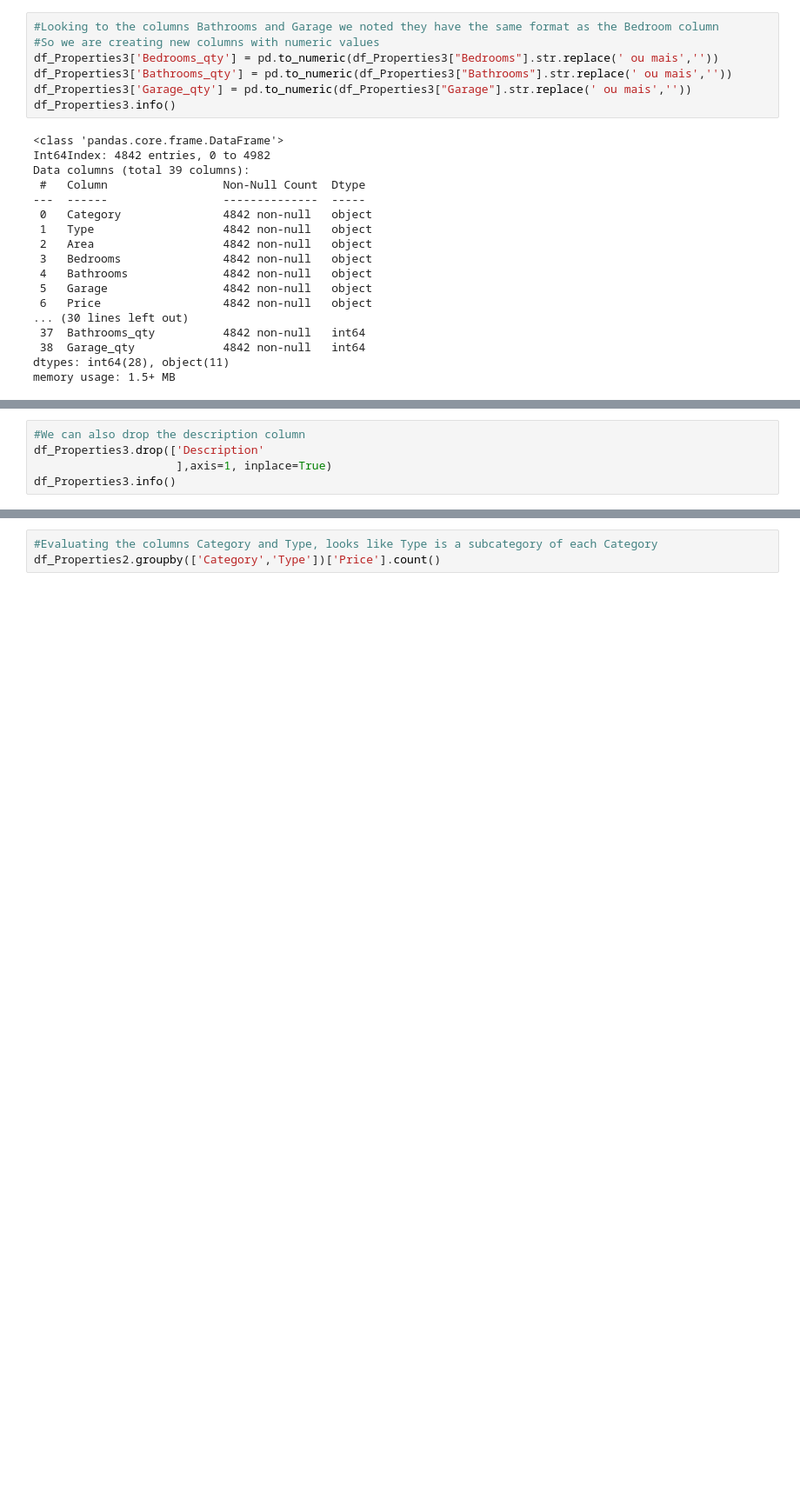
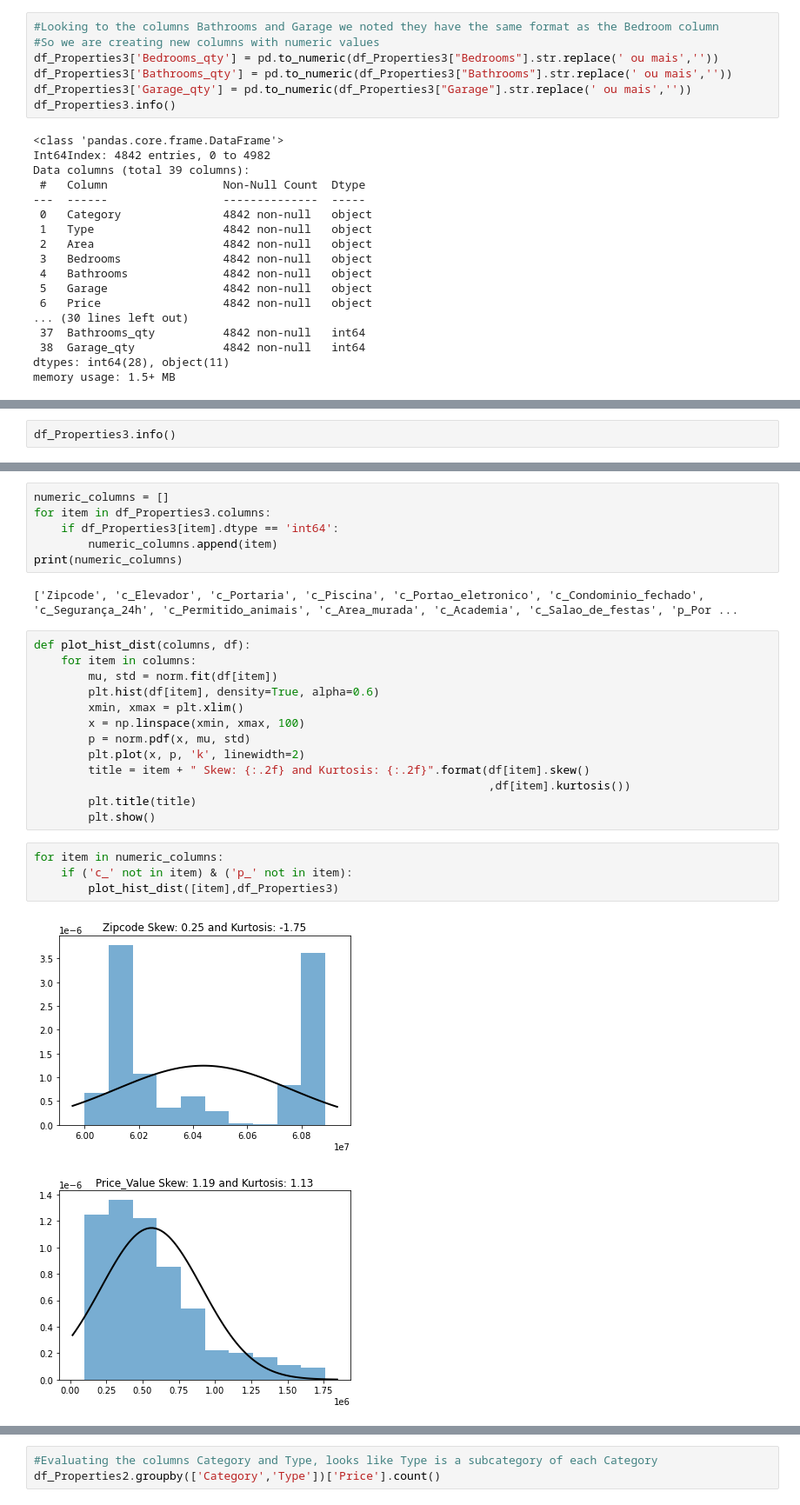
Before and after one commit to hinnecco/House_Data_Analysis, a Jupyter notebook: EDA - Fortaleza House.ipynb, the cells around one changed output, grey strips where cells are left out. Shown at 87% size. Cells and saved outputs as stored; diff of their text form; blank space fills up the shorter version.

```diff
--- a/EDA - Fortaleza House.ipynb
+++ b/EDA - Fortaleza House.ipynb
@@ -635,7 +618,4 @@ memory usage: 1.3+ MB
 # %%
-#We can also drop the description column
-df_Properties3.drop(['Description'
-                     ],axis=1, inplace=True)
 df_Properties3.info()
 # %% [output]
 <class 'pandas.core.frame.DataFrame'>
@@ -657,0 +651,28 @@ memory usage: 1.3+ MB
+# %%
+numeric_columns = []
+for item in df_Properties3.columns:
+    if df_Properties3[item].dtype == 'int64':
+        numeric_columns.append(item)
+print(numeric_columns)
+# %% [output]
+['Zipcode', 'c_Elevador', 'c_Portaria', 'c_Piscina', 'c_Portao_eletronico', 'c_Condominio_fechado', 'c_Segurança_24h', 'c_Permitido_animais', 'c_Area_murada', 'c_Academia', 'c_Salao_de_festas', 'p_Por ...
+# %%
+def plot_hist_dist(columns, df):
+    for item in columns:
+        mu, std = norm.fit(df[item])
+        plt.hist(df[item], density=True, alpha=0.6)
+        xmin, xmax = plt.xlim()
+        x = np.linspace(xmin, xmax, 100)
+        p = norm.pdf(x, mu, std)
+        plt.plot(x, p, 'k', linewidth=2)
+        title = item + " Skew: {:.2f} and Kurtosis: {:.2f}".format(df[item].skew()
+                                                                   ,df[item].kurtosis())
+        plt.title(title)
+        plt.show()
+# %%
+for item in numeric_columns:
+    if ('c_' not in item) & ('p_' not in item):
+        plot_hist_dist([item],df_Properties3)
+# %% [output]
+[figure, added]
+[figure, added]
```
Also changed, not shown: parts of 25 cells of this notebook.
